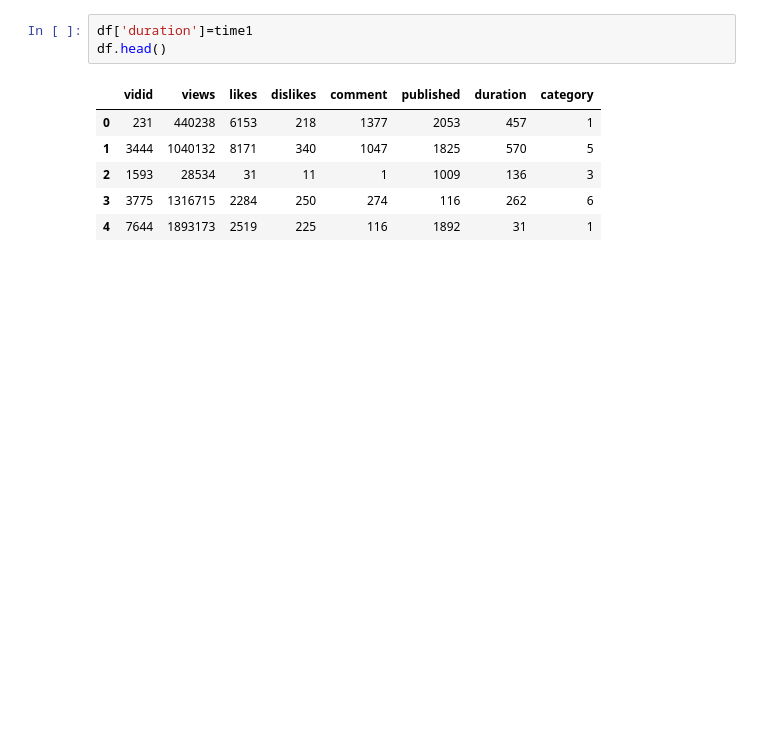
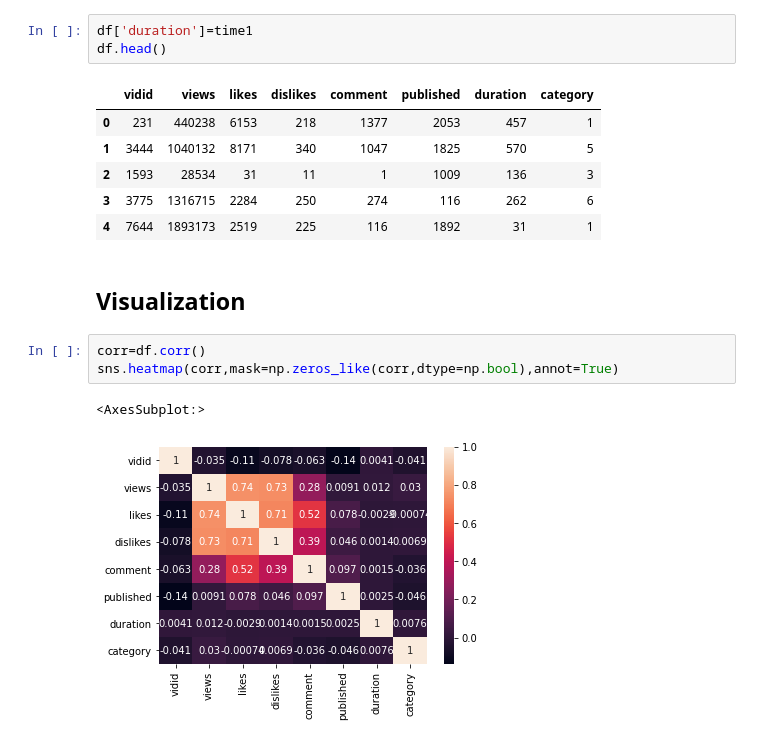
Before and after one commit to imveeru/ml-intern-assignment, a Jupyter notebook: youtubeAdView Test Prediction.ipynb, the cells around one changed output. Cells and saved outputs as stored; diff of their text form; blank space fills up the shorter version.

```diff
--- a/youtubeAdView Test Prediction.ipynb
+++ b/youtubeAdView Test Prediction.ipynb
@@ -165,3 +166,11 @@ df.head()
 | 2 | 1593 | 28534 | 31 | 11 | 1 | 1009 | 136 | 3 |
 | 3 | 3775 | 1316715 | 2284 | 250 | 274 | 116 | 262 | 6 |
 | 4 | 7644 | 1893173 | 2519 | 225 | 116 | 1892 | 31 | 1 |
+# %% [markdown]
+## Visualization
+# %%
+corr=df.corr()
+sns.heatmap(corr,mask=np.zeros_like(corr,dtype=np.bool),annot=True)
+# %% [output]
+<AxesSubplot:>
+[figure, added]
```
Also changed, not shown: parts of 1 cell of this notebook.
